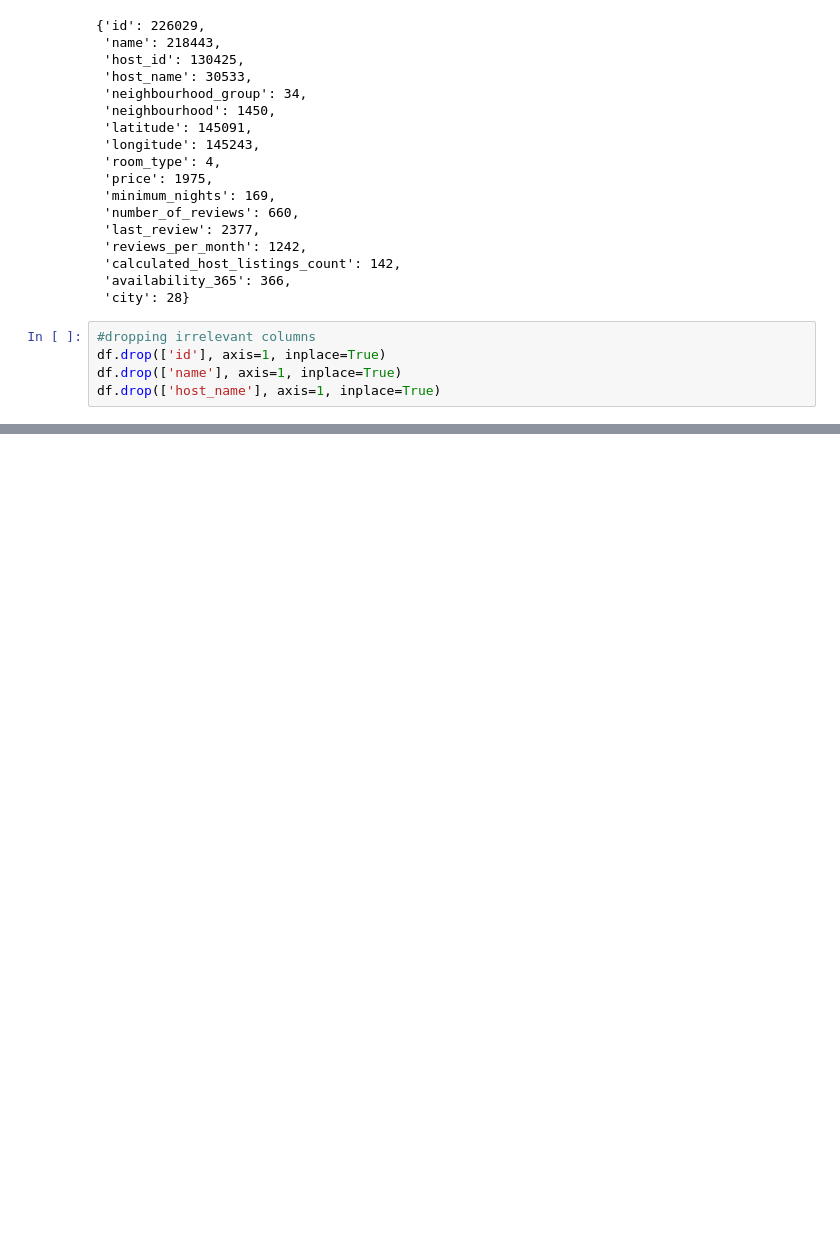
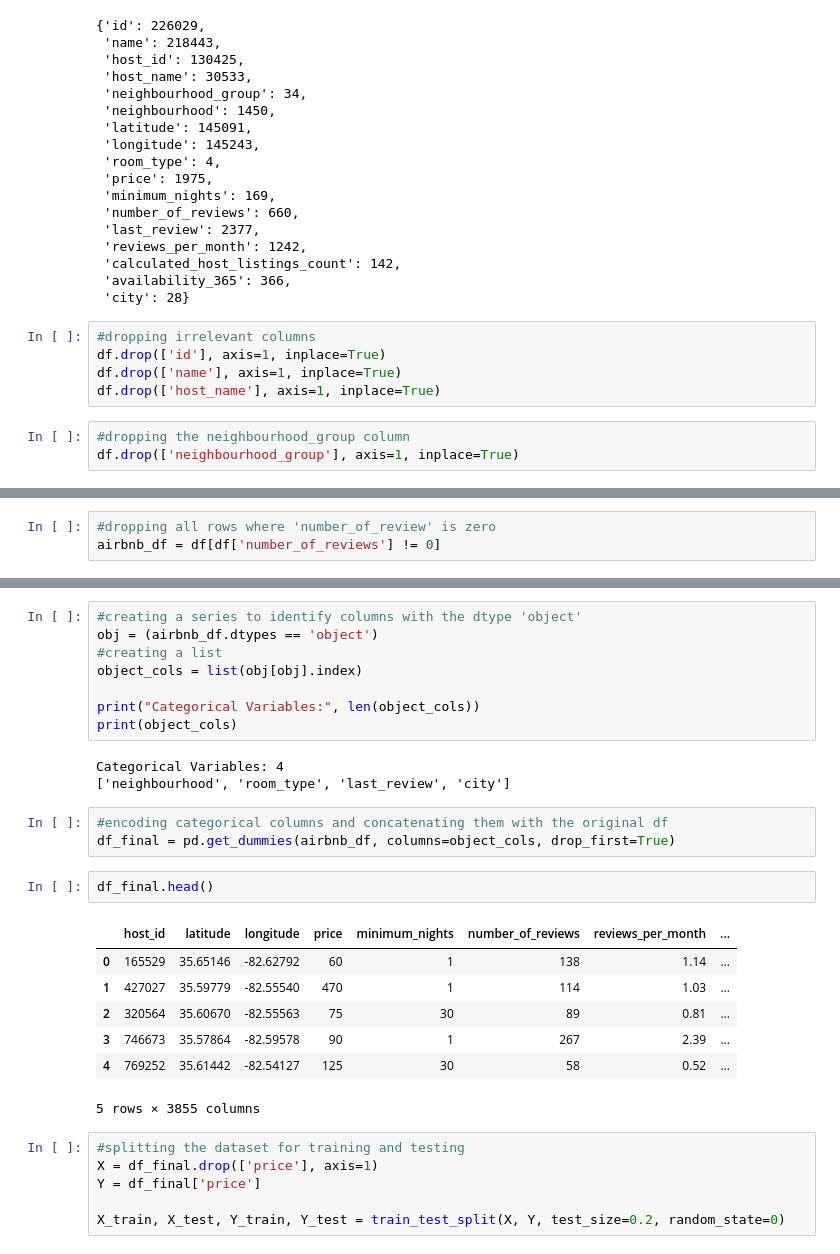
Before and after one commit to Murega14/airbnb_price_prediction, a Jupyter notebook: airbnb.ipynb, the cells around one changed output, grey strips where cells are left out. Saved outputs shown, nothing was run; the diff lists cells and outputs as text; blank space fills up the shorter version.

```diff
--- a/airbnb.ipynb
+++ b/airbnb.ipynb
@@ -150,6 +150,9 @@ unique_values
 df.drop(['id'], axis=1, inplace=True)
 df.drop(['name'], axis=1, inplace=True)
 df.drop(['host_name'], axis=1, inplace=True)
+# %%
+#dropping the neighbourhood_group column
+df.drop(['neighbourhood_group'], axis=1, inplace=True)
 # %%
 #checking to see if there are any null values
 df.isnull().sum()
@@ -175,0 +182,3 @@ ValueError: could not convert string to float: '16/02/20'
+# %%
+#dropping all rows where 'number_of_review' is zero
+airbnb_df = df[df['number_of_reviews'] != 0]
@@ -175,0 +202,30 @@ ValueError: could not convert string to float: '16/02/20'
+# %%
+#creating a series to identify columns with the dtype 'object'
+obj = (airbnb_df.dtypes == 'object')
+#creating a list
+object_cols = list(obj[obj].index)
+
+print("Categorical Variables:", len(object_cols))
+print(object_cols)
+# %% [output]
+Categorical Variables: 4
+['neighbourhood', 'room_type', 'last_review', 'city']
+# %%
+#encoding categorical columns and concatenating them with the original df
+df_final = pd.get_dummies(airbnb_df, columns=object_cols, drop_first=True)
+# %%
+df_final.head()
+# %% [output]
+|  | host_id | latitude | longitude | price | minimum_nights | number_of_reviews | reviews_per_month | ... |
+| 0 | 165529 | 35.65146 | -82.62792 | 60 | 1 | 138 | 1.14 | ... |
+| 1 | 427027 | 35.59779 | -82.55540 | 470 | 1 | 114 | 1.03 | ... |
+| 2 | 320564 | 35.60670 | -82.55563 | 75 | 30 | 89 | 0.81 | ... |
+| 3 | 746673 | 35.57864 | -82.59578 | 90 | 1 | 267 | 2.39 | ... |
+| 4 | 769252 | 35.61442 | -82.54127 | 125 | 30 | 58 | 0.52 | ... |
+5 rows × 3855 columns
+# %%
+#splitting the dataset for training and testing
+X = df_final.drop(['price'], axis=1)
+Y = df_final['price']
+
+X_train, X_test, Y_train, Y_test = train_test_split(X, Y, test_size=0.2, random_state=0)
```
Also changed, not shown: parts of 8 cells of this notebook.
